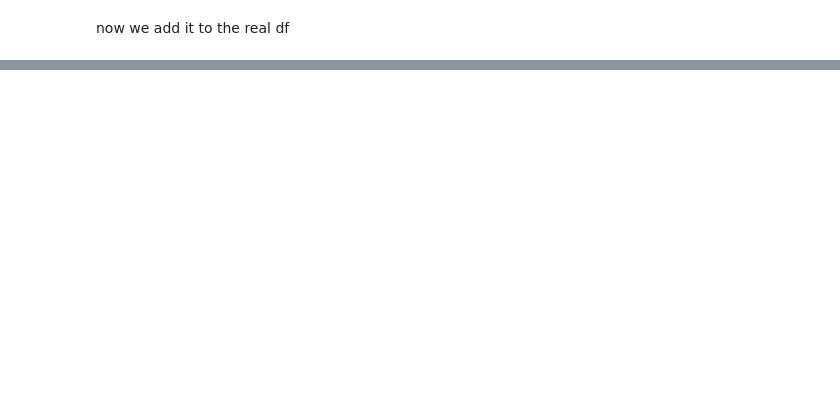
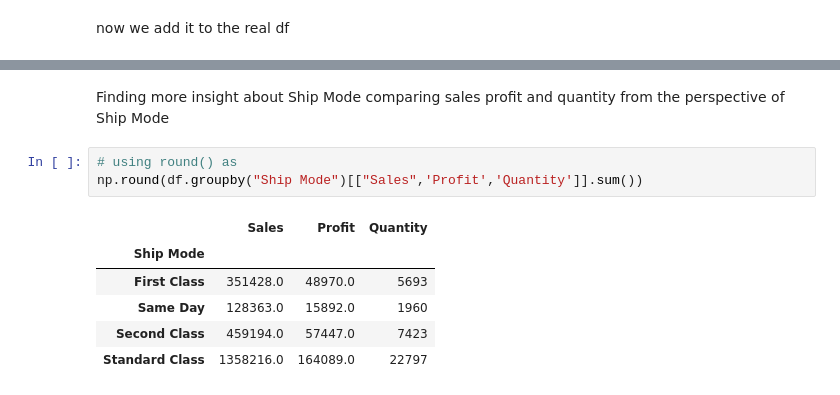
Before and after one commit to albertodavincishekhawat/DSpython, a Jupyter notebook: 2. Pandas.ipynb, the cells around one changed output, grey strips where cells are left out. Drawn from its saved outputs; the diff is of its cells as text; blank space fills up the shorter version.

```diff
--- a/2. Pandas.ipynb
+++ b/2. Pandas.ipynb
@@ -1160,0 +1315,13 @@ df["Order Date"]=pd.to_datetime(df["Order Data"])
+# %% [markdown]
+Finding more insight about Ship Mode
+comparing sales profit and quantity from the perspective of Ship Mode
+# %%
+# using round() as
+np.round(df.groupby("Ship Mode")[["Sales",'Profit','Quantity']].sum())
+# %% [output]
+|  | Sales | Profit | Quantity |
+| Ship Mode |  |  |  |
+| First Class | 351428.0 | 48970.0 | 5693 |
+| Same Day | 128363.0 | 15892.0 | 1960 |
+| Second Class | 459194.0 | 57447.0 | 7423 |
+| Standard Class | 1358216.0 | 164089.0 | 22797 |
```
Also changed, not shown: parts of 32 cells of this notebook.
